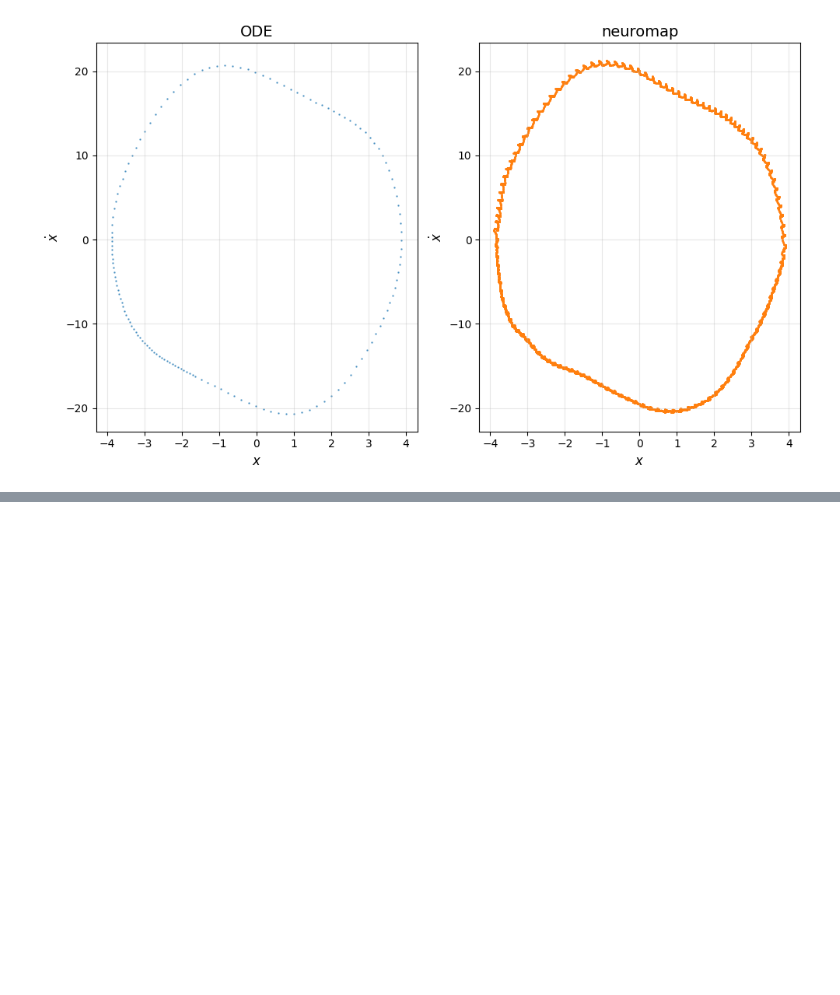
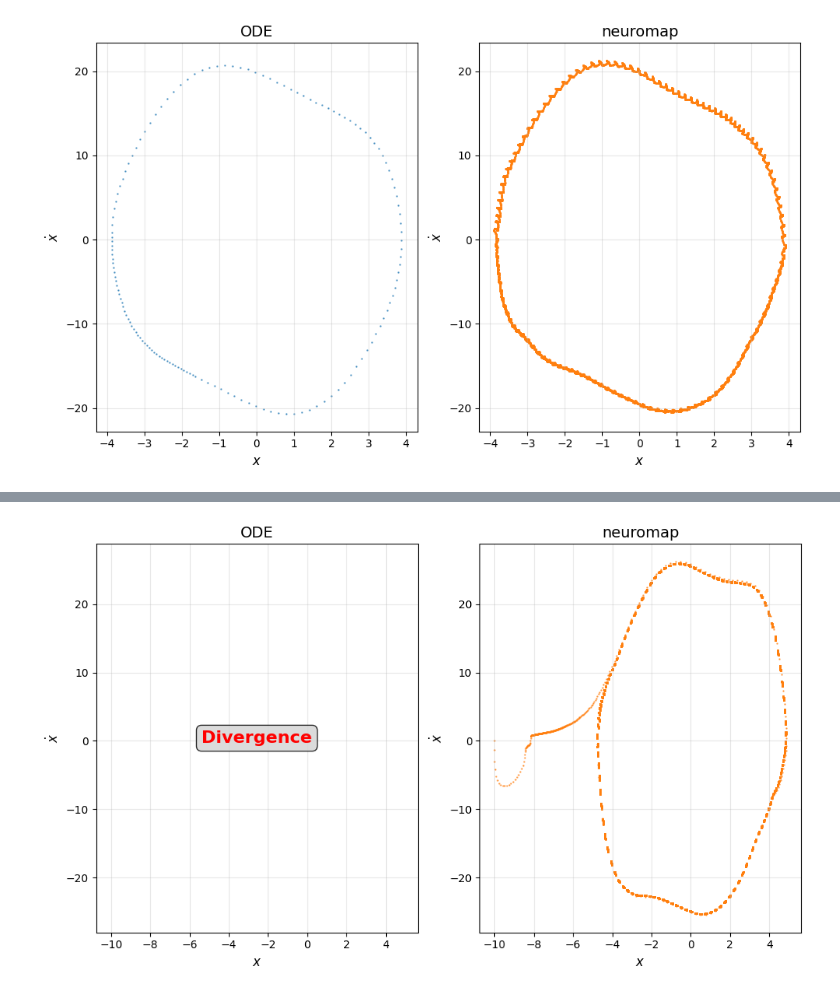
Before and after one commit to FFG99/neuromap_sync, a Jupyter notebook: experiments/manuscript/e1_analysis.ipynb, the cells around one changed output, grey strips where cells are left out. Cells and saved outputs as stored; diff of their text form; code cells hidden in the pictures; blank space fills up the shorter version.

```diff
--- a/experiments/manuscript/e1_analysis.ipynb
+++ b/experiments/manuscript/e1_analysis.ipynb
@@ -113,0 +112,14 @@ plot_compare_amplitude_basins(
+# %%
+from utils import plot_compare_trajectories, get_attractor_trajectory
+from systems import vdp_mod1_rk4, vdp_mod1_right_part
+
+u0 = [-10.0, 0.0]
+p = [-1.0, 0.07]
+
+ode_traj = get_attractor_trajectory(vdp_mod1_rk4, vdp_mod1_right_part,
+                                    u0, p, 0.01, 300, 200, lambda x, y: x[1],
+                                    lambda x, y: [0, 1], divergence_threshold=1e3)
+nm_traj = model.simulate(u0=u0, p=p, n_steps=20000, divergence_threshold=1e3)
+
+plot_compare_trajectories(ode_traj, nm_traj, labels=['ODE', 'neuromap'], layout='sidebyside')
+# %% [output]
@@ -113,0 +127 @@ plot_compare_amplitude_basins(
+[figure, added]
```
Also changed, not shown: parts of 4 cells of this notebook, 1 other file.
